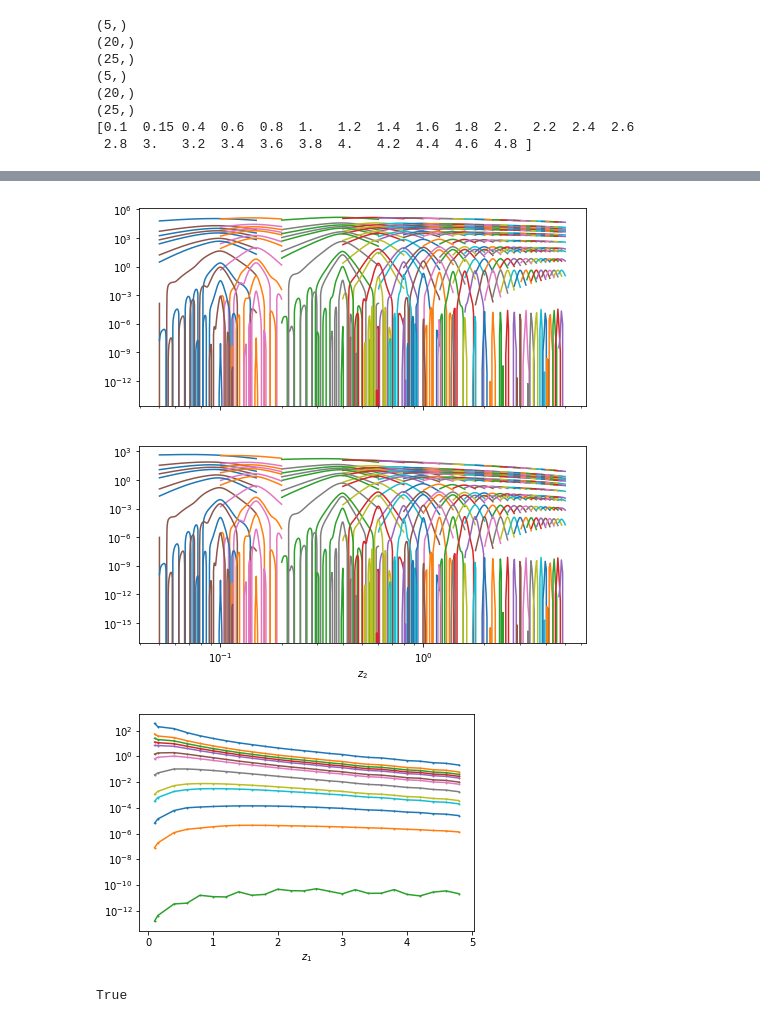
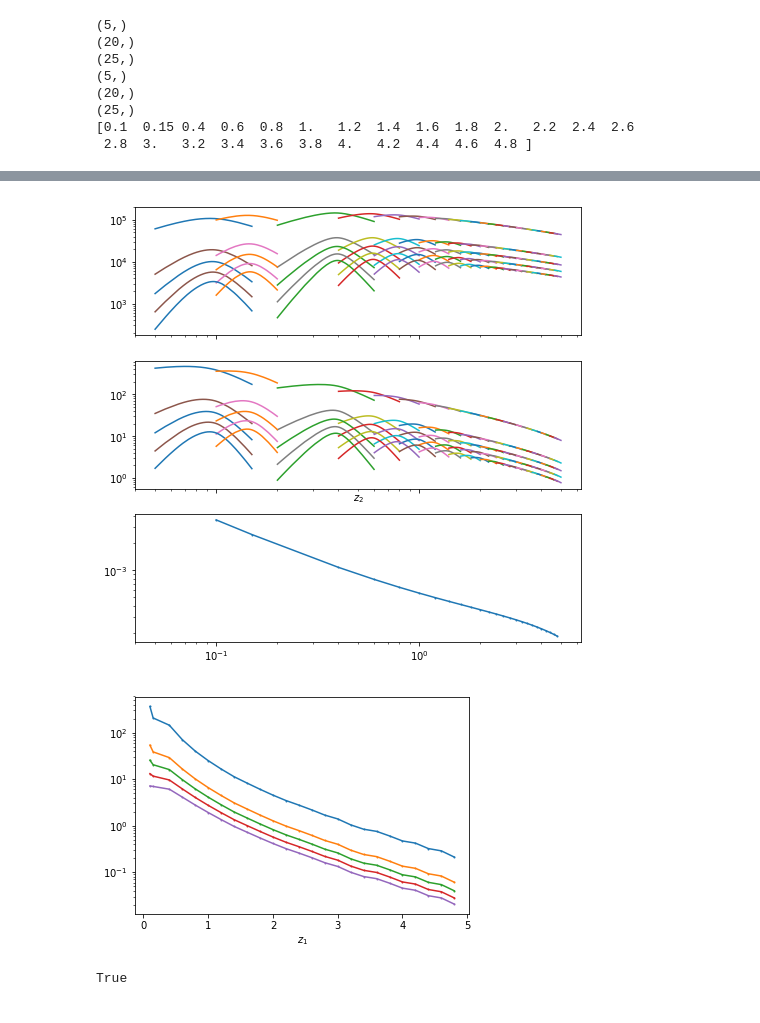
Before and after one commit to VMBoehm/postlimber, a Jupyter notebook: notebooks/IntegrateClpp.ipynb, the cells around one changed output, grey strips where cells are left out. Drawn from its saved outputs; the diff is of its cells as text; code cells hidden in the pictures.

Commit message:
clpp integration with finer sampling; new notebook

```diff
--- a/notebooks/IntegrateClpp.ipynb
+++ b/notebooks/IntegrateClpp.ipynb
@@ -8,3 +6,5 @@ path = '/global/homes/v/vboehm/codes/postlimber/output/'
+# %%
+path = '//global/cscratch1/sd/vboehm/PostLimberCross/output_clpp/'
 # %%
 #cosmology
 h         = 0.6770
@@ -259,5 +259,5 @@ print(z1s)
 def lensing_kernel(chi_max, chi_z):
     def kernel(z):
         chi = chi_z(z)
-        return (chi_max-chi)/chi_max/chi*(1.+z)
+        return (chi_max-chi)/(chi_max*chi)*(1.+z)
     return kernel
@@ -266,31 +272,33 @@ W = lensing_kernel(chi_cmb, chi_z)
 # %%
 #chi(z1)
 chi1 = chi_z(z1s)
 CLkk = []
 #ell indices
-index = [0,2,3,4,5,8,10,20,40,50,100,200,500]
-f1, (ax1, ax2) = plt.subplots(2, 1, sharex=True, figsize=(8,8))
+index = [0,2,3,4,5]#,8,10,20,40,50,100,200,500]
+f1, (ax1, ax2, ax3) = plt.subplots(3, 1, sharex=True, figsize=(8,8))
 f2, ax = plt.subplots()
 for ll in index:
     res=[]
     for jj, z1 in enumerate(z1s):
         z2_ = z2s[jj]
         ii  = np.argsort(z2_)
         z2_ = np.asarray(z2_)
         z2_ = z2_[ii]
         C_ell = np.asarray(C_ells[jj])[ii,ll]
         ax1.loglog(z2_,C_ell,ls='-')
         ax2.loglog(z2_,W(z2_)*C_ell,ls='-')
         res+=[np.trapz(W(z2_)*C_ell,chi_z(z2_))]
     CLkk+=[np.trapz(res*W(z1s),chi1)]
+
     ax.semilogy(z1s,res*W(z1s),marker='o',markersize=1)
+ax3.semilogy(z1s,W(z1s),marker='o',markersize=1)
 ax2.set_xlabel('$z_2$')
 ax.set_xlabel('$z_1$')
 L = ell[index]
 CLkk = (L*(L+1.))**2*np.asarray(CLkk)*prefac**2
 # %% [output]
-[figure, old version]
+[figure, new version]
-[figure, old version]
+[figure, new version]
 # %%
 cosmo_dict={'h': h,
 'omega_b' : omega_b,
```
Also changed, not shown: parts of 3 cells of this notebook, 9 other files.
